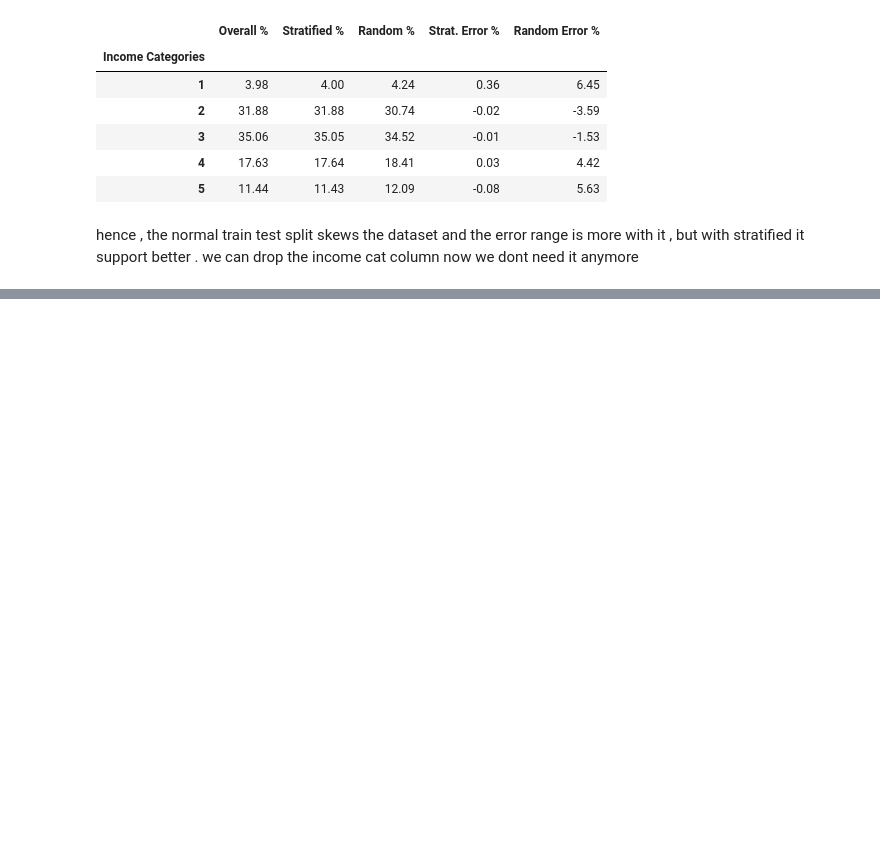
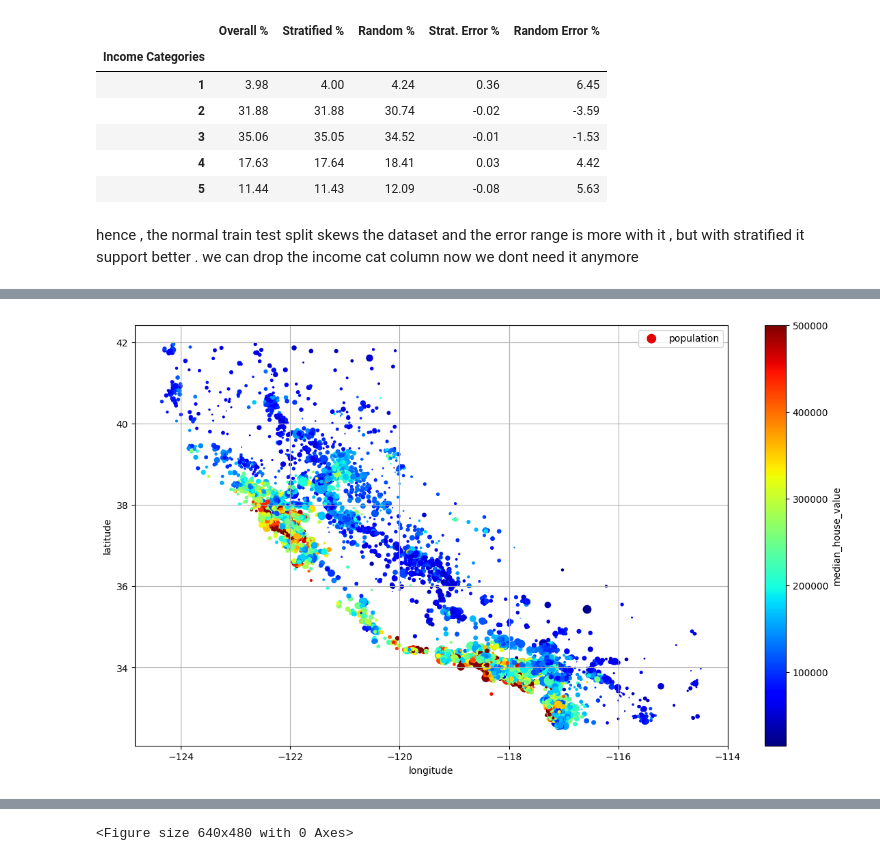
Before and after one commit to thehardikmadaan/ML_public, a Jupyter notebook: housing/housing.ipynb, the cells around one changed output, grey strips where cells are left out. Cells and saved outputs as stored; diff of their text form; code cells hidden in the pictures; blank space fills up the shorter version.

Commit message:
geographical Plot

```diff
--- a/housing/housing.ipynb
+++ b/housing/housing.ipynb
@@ -175,0 +178,2 @@ for set_ in (strat_train_set, strat_test_set):
+# %%
+housing = strat_train_set.copy()
@@ -175,0 +189,10 @@ for set_ in (strat_train_set, strat_test_set):
+# %%
+housing.plot(kind = "scatter" ,x="longitude", y="latitude",
+            s= housing["population"]/100, label= "population",
+            c="median_house_value",
+            cmap="jet", colorbar=True,
+            legend=True, sharex=False, grid =True, figsize=(14,8))
+plt.show()
+save_fig("geo_plot")
+# %% [output]
+[figure, added]
@@ -175,0 +200 @@ for set_ in (strat_train_set, strat_test_set):
+<Figure size 640x480 with 0 Axes>
```
Also changed, not shown: parts of 3 cells of this notebook, 1 other file.
